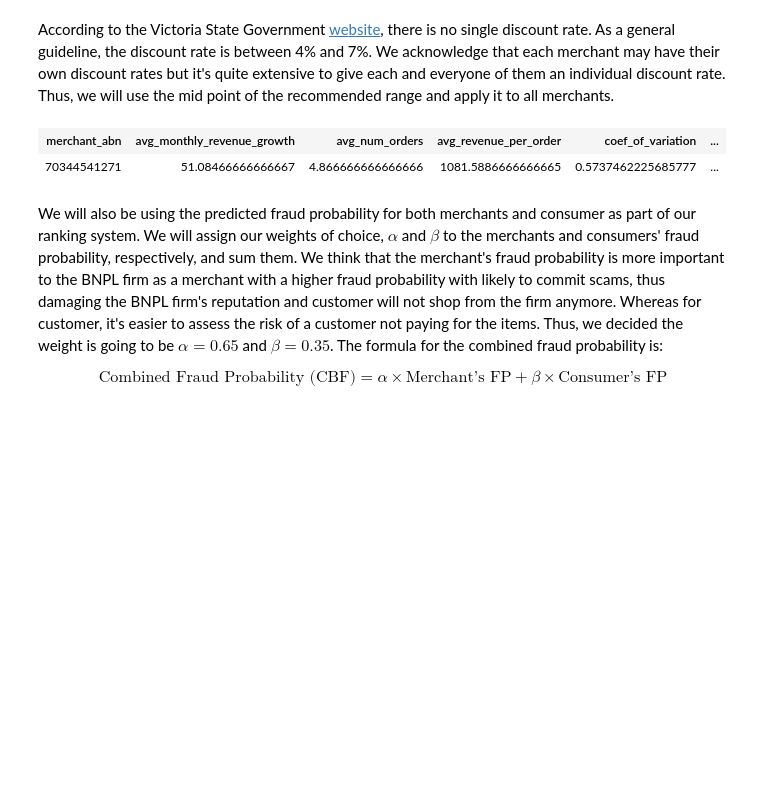
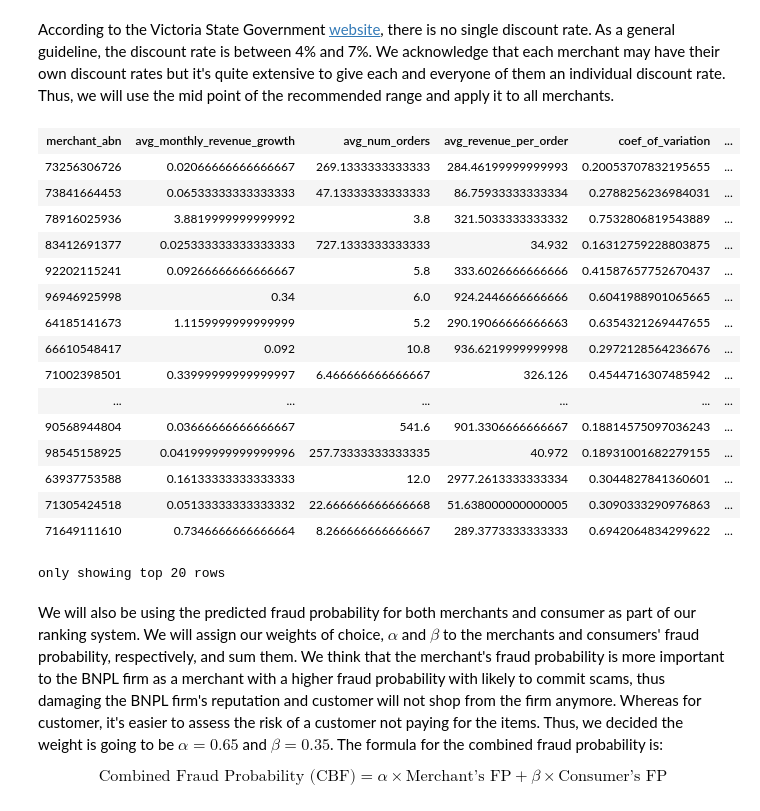
Before and after one commit to MAST30034-AppliedDataScience/project-2-group-buy-now-pay-later-industry-project-9, a Jupyter notebook: notebooks/4.1b_ranking_model_v2.ipynb, the cells around one changed output. Drawn from its saved outputs; the diff is of its cells as text; code cells hidden in the pictures; blank space fills up the shorter version.

```diff
--- a/notebooks/4.1b_ranking_model_v2.ipynb
+++ b/notebooks/4.1b_ranking_model_v2.ipynb
@@ -171,15 +149,30 @@ According to the Victoria State Government [website](https://djsir.vic.gov.au/ab
 # %%
 discount_rate = 1.055
 
 merchant_latest_revenue = merchant_latest_revenue.withColumns(
     {"discounted_revenue_flow": F.col("forecasted_revenue_1")/discount_rate + F.col("forecasted_revenue_2")/discount_rate**2 + F.col("forecasted_revenue_3")/discount_rate**3,
      "expected_project_value": F.col("discounted_revenue_flow") * F.col('take_rate')/100}
     )
 merchant_latest_revenue = merchant_latest_revenue.drop("forecasted_revenue_1", "forecasted_revenue_2", "forecasted_revenue_3", "revenue", "take_rate")
-merchant_latest_revenue.filter(F.col("merchant_abn") == 70344541271)
+merchant_latest_revenue
 # %% [output]
 | merchant_abn | avg_monthly_revenue_growth | avg_num_orders | avg_revenue_per_order | coef_of_variation | ... |
-| 70344541271 | 51.08466666666667 | 4.866666666666666 | 1081.5886666666665 | 0.5737462225685777 | ... |
+| 73256306726 | 0.02066666666666667 | 269.1333333333333 | 284.46199999999993 | 0.20053707832195655 | ... |
+| 73841664453 | 0.06533333333333333 | 47.13333333333333 | 86.75933333333334 | 0.2788256236984031 | ... |
+| 78916025936 | 3.8819999999999992 | 3.8 | 321.5033333333332 | 0.7532806819543889 | ... |
+| 83412691377 | 0.025333333333333333 | 727.1333333333333 | 34.932 | 0.16312759228803875 | ... |
+| 92202115241 | 0.09266666666666667 | 5.8 | 333.6026666666666 | 0.41587657752670437 | ... |
+| 96946925998 | 0.34 | 6.0 | 924.2446666666666 | 0.6041988901065665 | ... |
+| 64185141673 | 1.1159999999999999 | 5.2 | 290.19066666666663 | 0.6354321269447655 | ... |
+| 66610548417 | 0.092 | 10.8 | 936.6219999999998 | 0.2972128564236676 | ... |
+| 71002398501 | 0.33999999999999997 | 6.466666666666667 | 326.126 | 0.4544716307485942 | ... |
+| ... | ... | ... | ... | ... | ... |
+| 90568944804 | 0.03666666666666667 | 541.6 | 901.3306666666667 | 0.18814575097036243 | ... |
+| 98545158925 | 0.041999999999999996 | 257.73333333333335 | 40.972 | 0.18931001682279155 | ... |
+| 63937753588 | 0.16133333333333333 | 12.0 | 2977.2613333333334 | 0.3044827841360601 | ... |
+| 71305424518 | 0.05133333333333332 | 22.666666666666668 | 51.638000000000005 | 0.3090333290976863 | ... |
+| 71649111610 | 0.7346666666666664 | 8.266666666666667 | 289.3773333333333 | 0.6942064834299622 | ... |
+only showing top 20 rows
 # %% [markdown]
 We will also be using the predicted fraud probability for both merchants and consumer as part of our ranking system. We will assign our weights of choice, $\alpha$ and $\beta$ to the merchants and consumers' fraud probability, respectively, and sum them. We think that the merchant's fraud probability is more important to the BNPL firm as a merchant with a higher fraud probability with likely to commit scams, thus damaging the BNPL firm's reputation and customer will not shop from the firm anymore. Whereas for customer, it's easier to assess the risk of a customer not paying for the items. Thus, we decided the weight is going to be $\alpha = 0.65$ and $\beta = 0.35$. The formula for the combined fraud probability is:
 
```
Also changed, not shown: parts of 19 cells of this notebook, 8 other files.
